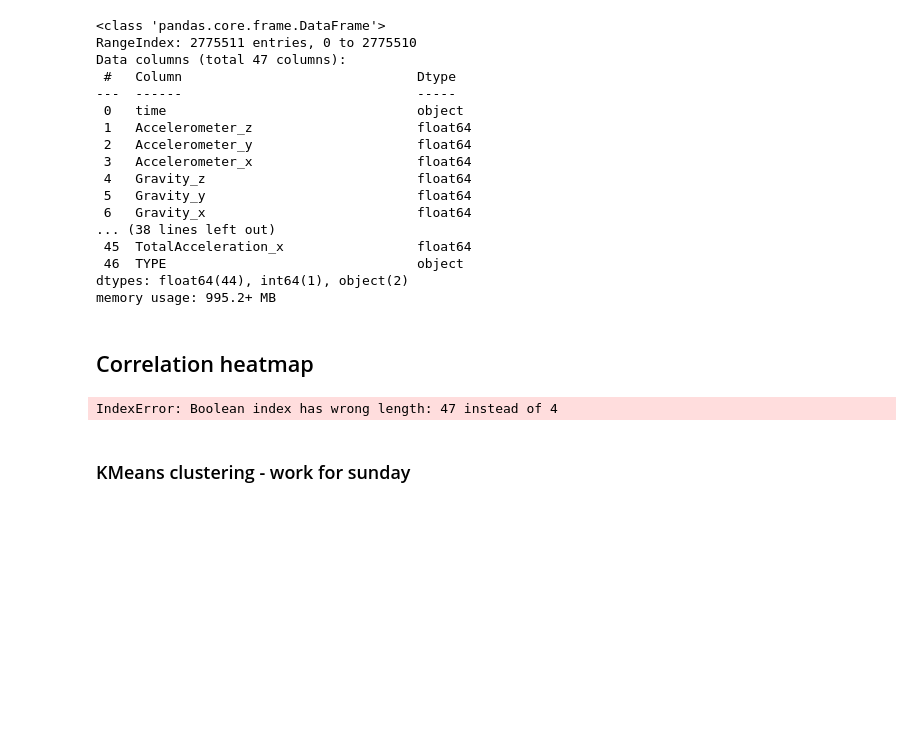
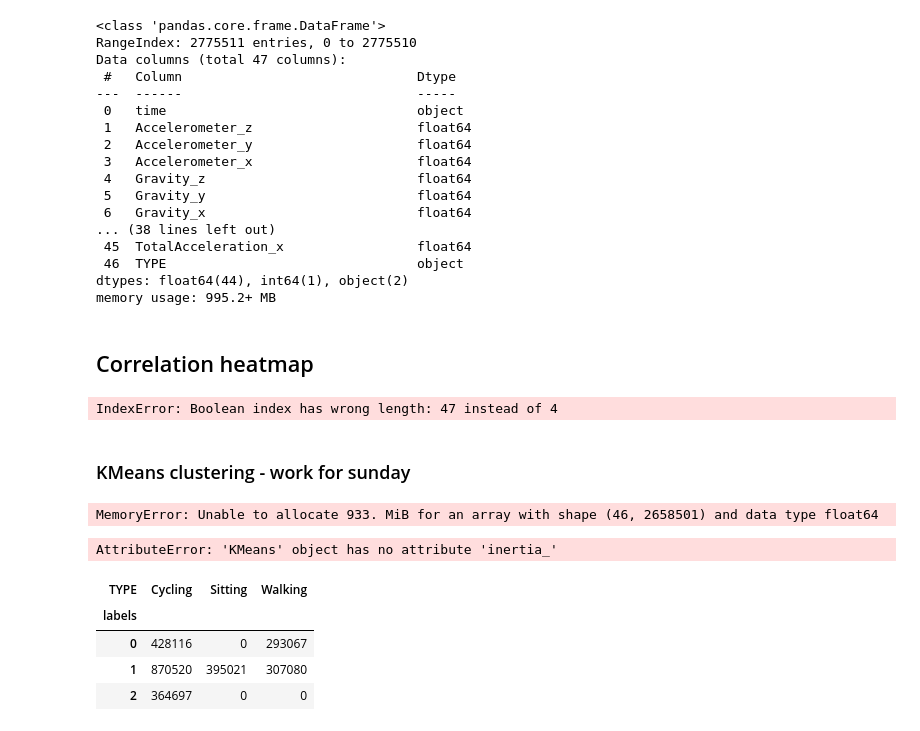
Before and after one commit to FilipLangiewicz/ActivityDetection, a Jupyter notebook: code/eda_maciek.ipynb, the cells around one changed output. Saved outputs shown, nothing was run; the diff lists cells and outputs as text; code cells hidden in the pictures; blank space fills up the shorter version.

Commit message:
basic Kmeans and standarization + visualizations v1.0

```diff
--- a/code/eda_maciek.ipynb
+++ b/code/eda_maciek.ipynb
@@ -555,3 +541,29 @@ memory usage: 995.2+ MB
 IndexError: Boolean index has wrong length: 47 instead of 4
 # %% [markdown]
 ### KMeans clustering - work for sunday
+# %%
+df_original['time'] = pd.to_datetime(df_original['time'])
+df_original['time'] = df_original['time'].apply(lambda x: x.timestamp())
+df_original.dropna(inplace=True)
+# %%
+from sklearn.cluster import KMeans
+model = KMeans(n_clusters=3)
+model.fit(df_original.loc[:,df_original.columns != 'TYPE'])
+labels = model.predict(df_original.loc[:,df_original.columns != 'TYPE'])
+print(labels)
+# %% [output]
+MemoryError: Unable to allocate 933. MiB for an array with shape (46, 2658501) and data type float64
+# %%
+print(model.inertia_)
+# %% [output]
+AttributeError: 'KMeans' object has no attribute 'inertia_'
+# %%
+score_df = pd.DataFrame({'labels': labels, 'TYPE': df_original['TYPE']})
+ct = pd.crosstab(score_df['labels'], score_df['TYPE'])
+ct
+# %% [output]
+| TYPE | Cycling | Sitting | Walking |
+| labels |  |  |  |
+| 0 | 428116 | 0 | 293067 |
+| 1 | 870520 | 395021 | 307080 |
+| 2 | 364697 | 0 | 0 |
```
Also changed, not shown: parts of 4 cells of this notebook.
